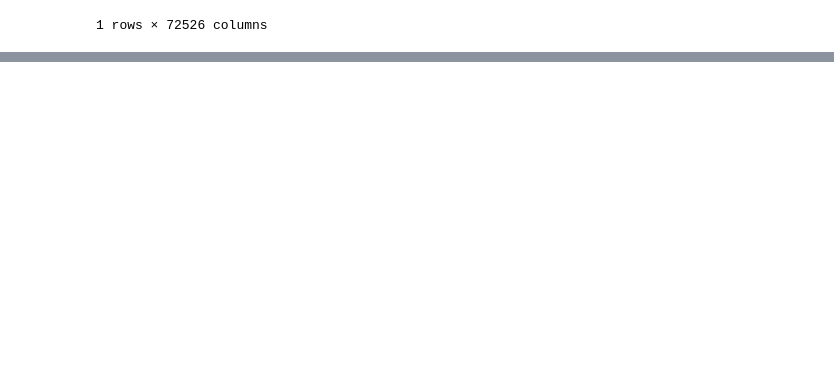
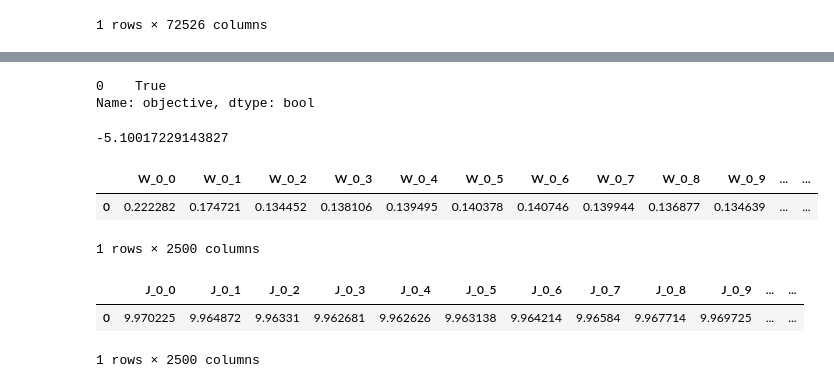
Before and after one commit to ishilov/risk_paper, a Jupyter notebook: notebooks/different_networks.ipynb, the cells around one changed output, grey strips where cells are left out. Saved outputs shown, nothing was run; the diff lists cells and outputs as text; code cells hidden in the pictures; blank space fills up the shorter version.

```diff
--- a/notebooks/different_networks.ipynb
+++ b/notebooks/different_networks.ipynb
@@ -855,0 +919,24 @@ results_vars_optimistic
+# %%
+(abs(sum(agent_objectives) - results_vars_optimistic.objective) < 1e-5)
+# %% [output]
+0    True
+Name: objective, dtype: bool
+# %%
+IC_utility_from_df_row(results_vars_pessimistic.loc[0], agents)
+# %% [output]
+-5.10017229143827
+# %%
+columns_w = [f'W_{agent.id}_{proba}' for agent in agents for proba in agents[0].probabilities_ind]
+columns_j = [f'J_{agent.id}_{proba}' for agent in agents for proba in agents[0].probabilities_ind]
+# %%
+results_vars_pessimistic[columns_w]
+# %% [output]
+|  | W_0_0 | W_0_1 | W_0_2 | W_0_3 | W_0_4 | W_0_5 | W_0_6 | W_0_7 | W_0_8 | W_0_9 | ... | ... |
+| 0 | 0.222282 | 0.174721 | 0.134452 | 0.138106 | 0.139495 | 0.140378 | 0.140746 | 0.139944 | 0.136877 | 0.134639 | ... | ... |
+1 rows × 2500 columns
+# %%
+results_vars_pessimistic[columns_j]
+# %% [output]
+|  | J_0_0 | J_0_1 | J_0_2 | J_0_3 | J_0_4 | J_0_5 | J_0_6 | J_0_7 | J_0_8 | J_0_9 | ... | ... |
+| 0 | 9.970225 | 9.964872 | 9.96331 | 9.962681 | 9.962626 | 9.963138 | 9.964214 | 9.96584 | 9.967714 | 9.969725 | ... | ... |
+1 rows × 2500 columns
```
Also changed, not shown: parts of 5 cells of this notebook, 2 other files.
